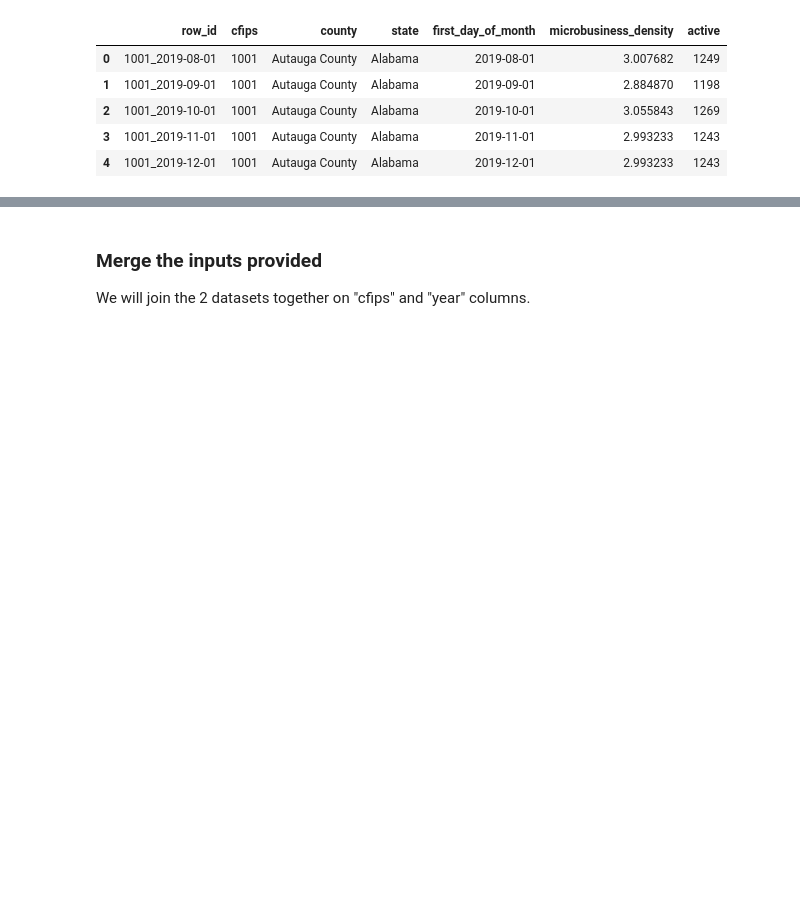
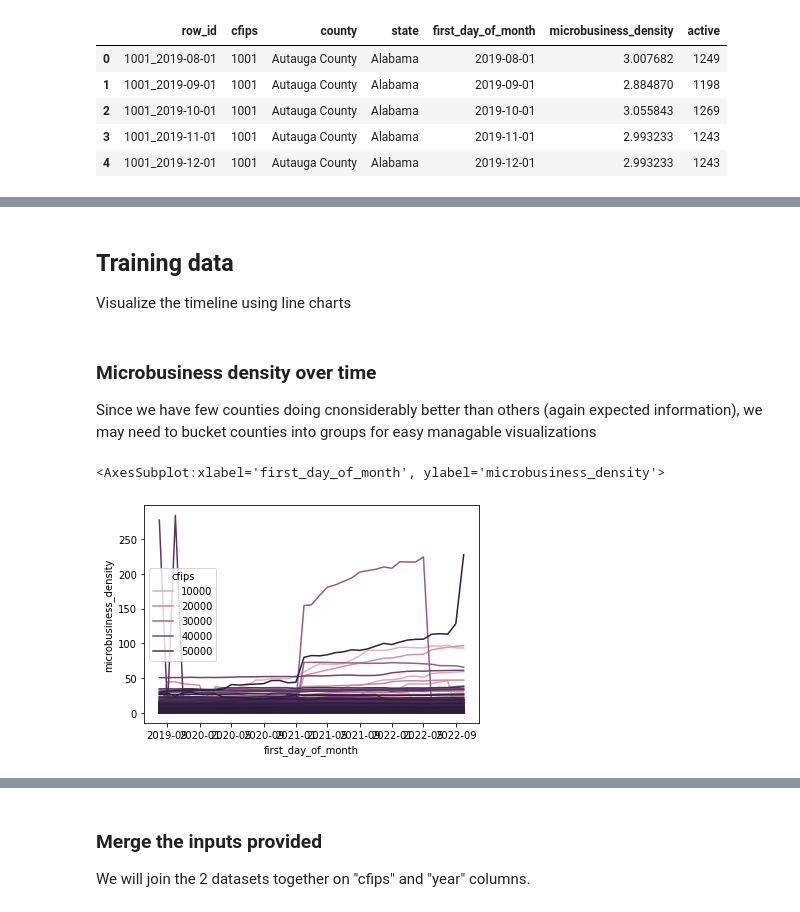
Before and after one commit to divergent96/godaddy_hackathon, a Jupyter notebook: data-processing-and-eda.ipynb, the cells around one changed output, grey strips where cells are left out. Drawn from its saved outputs; the diff is of its cells as text; code cells hidden in the pictures; blank space fills up the shorter version.

```diff
--- a/data-processing-and-eda.ipynb
+++ b/data-processing-and-eda.ipynb
@@ -322,0 +393,8 @@ dtype: object
+# %% [markdown]
+## Training data
+
+Visualize the timeline using line charts
+# %% [markdown]
+### Microbusiness density over time
+
+Since we have few counties doing cnonsiderably better than others (again expected information), we may need to bucket counties into groups for easy managable visualizations
@@ -322,0 +407,6 @@ dtype: object
+# %%
+#
+sns.lineplot(data = train_base, x = "first_day_of_month", y = "microbusiness_density", hue = "cfips")
+# %% [output]
+<AxesSubplot:xlabel='first_day_of_month', ylabel='microbusiness_density'>
+[figure, added]
```
Also changed, not shown: parts of 20 cells of this notebook.
